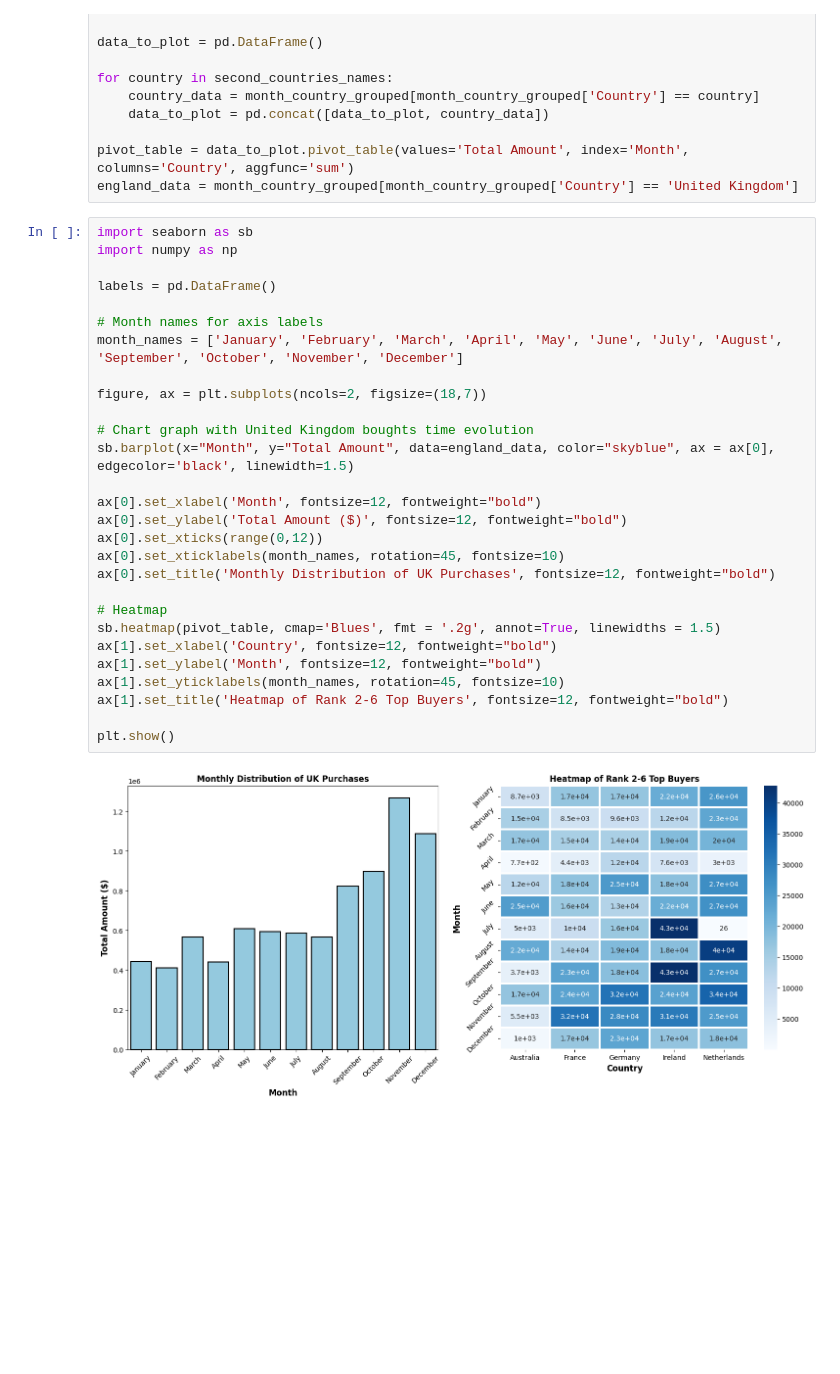
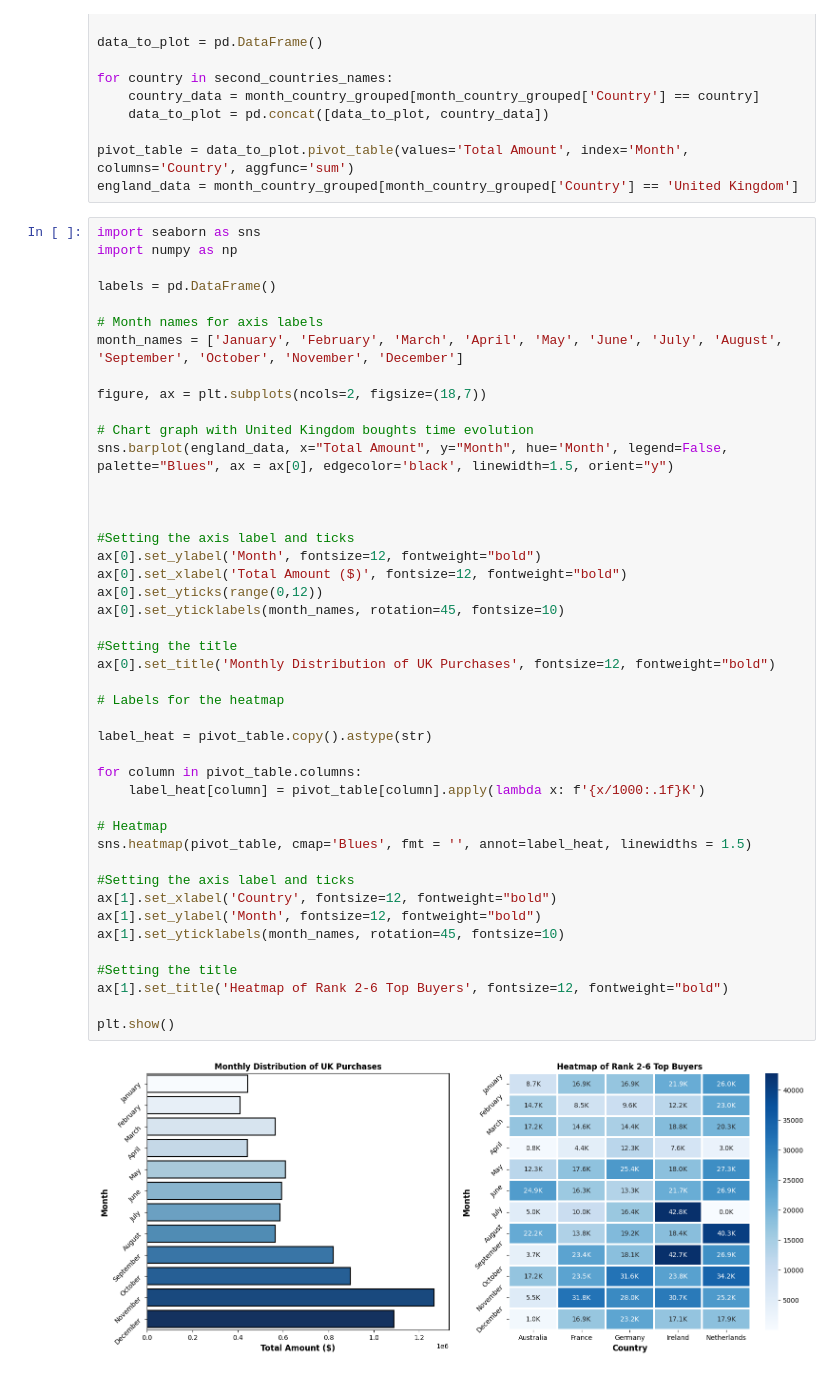
Before and after one commit to danielcamacho9712/E-commerce_Data_cleaning-exploration, a Jupyter notebook: project_data_cleaning.ipynb, the cells around one changed output. Saved outputs shown, nothing was run; the diff lists cells and outputs as text; blank space fills up the shorter version.

Commit message:
Finishing the graphs

```diff
--- a/project_data_cleaning.ipynb
+++ b/project_data_cleaning.ipynb
@@ -305,32 +305,48 @@ for country in second_countries_names:
 pivot_table = data_to_plot.pivot_table(values='Total Amount', index='Month', columns='Country', aggfunc='sum')
 england_data = month_country_grouped[month_country_grouped['Country'] == 'United Kingdom']
 # %%
-import seaborn as sb
+import seaborn as sns
 import numpy as np
 
 labels = pd.DataFrame()
 
 # Month names for axis labels
 month_names = ['January', 'February', 'March', 'April', 'May', 'June', 'July', 'August', 'September', 'October', 'November', 'December']
 
 figure, ax = plt.subplots(ncols=2, figsize=(18,7))
 
 # Chart graph with United Kingdom boughts time evolution
-sb.barplot(x="Month", y="Total Amount", data=england_data, color="skyblue", ax = ax[0], edgecolor='black', linewidth=1.5)
+sns.barplot(england_data, x="Total Amount", y="Month", hue='Month', legend=False, palette="Blues", ax = ax[0], edgecolor='black', linewidth=1.5, orient="y")
 
-ax[0].set_xlabel('Month', fontsize=12, fontweight="bold")
-ax[0].set_ylabel('Total Amount ($)', fontsize=12, fontweight="bold")
-ax[0].set_xticks(range(0,12))
-ax[0].set_xticklabels(month_names, rotation=45, fontsize=10)
+
+
+#Setting the axis label and ticks
+ax[0].set_ylabel('Month', fontsize=12, fontweight="bold")
+ax[0].set_xlabel('Total Amount ($)', fontsize=12, fontweight="bold")
+ax[0].set_yticks(range(0,12))
+ax[0].set_yticklabels(month_names, rotation=45, fontsize=10)
+
+#Setting the title
 ax[0].set_title('Monthly Distribution of UK Purchases', fontsize=12, fontweight="bold")
 
+# Labels for the heatmap
+
+label_heat = pivot_table.copy().astype(str)
+
+for column in pivot_table.columns:
+    label_heat[column] = pivot_table[column].apply(lambda x: f'{x/1000:.1f}K')
+
 # Heatmap
-sb.heatmap(pivot_table, cmap='Blues', fmt = '.2g', annot=True, linewidths = 1.5)
+sns.heatmap(pivot_table, cmap='Blues', fmt = '', annot=label_heat, linewidths = 1.5)
+
+#Setting the axis label and ticks
 ax[1].set_xlabel('Country', fontsize=12, fontweight="bold")
 ax[1].set_ylabel('Month', fontsize=12, fontweight="bold")
 ax[1].set_yticklabels(month_names, rotation=45, fontsize=10)
+
+#Setting the title
 ax[1].set_title('Heatmap of Rank 2-6 Top Buyers', fontsize=12, fontweight="bold")
 
 plt.show()
 # %% [output]
-[figure, old version]
+[figure, new version]
```
Also changed, not shown: parts of 1 cell of this notebook.
